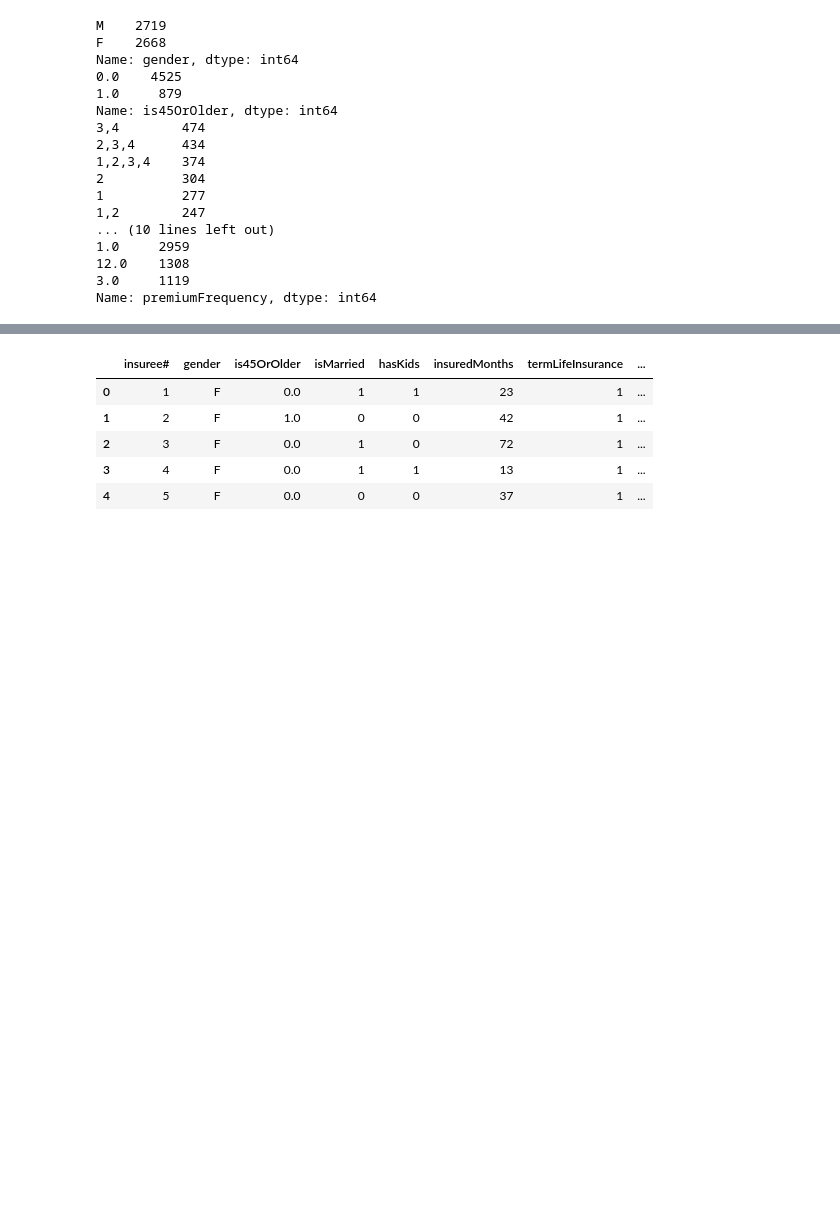
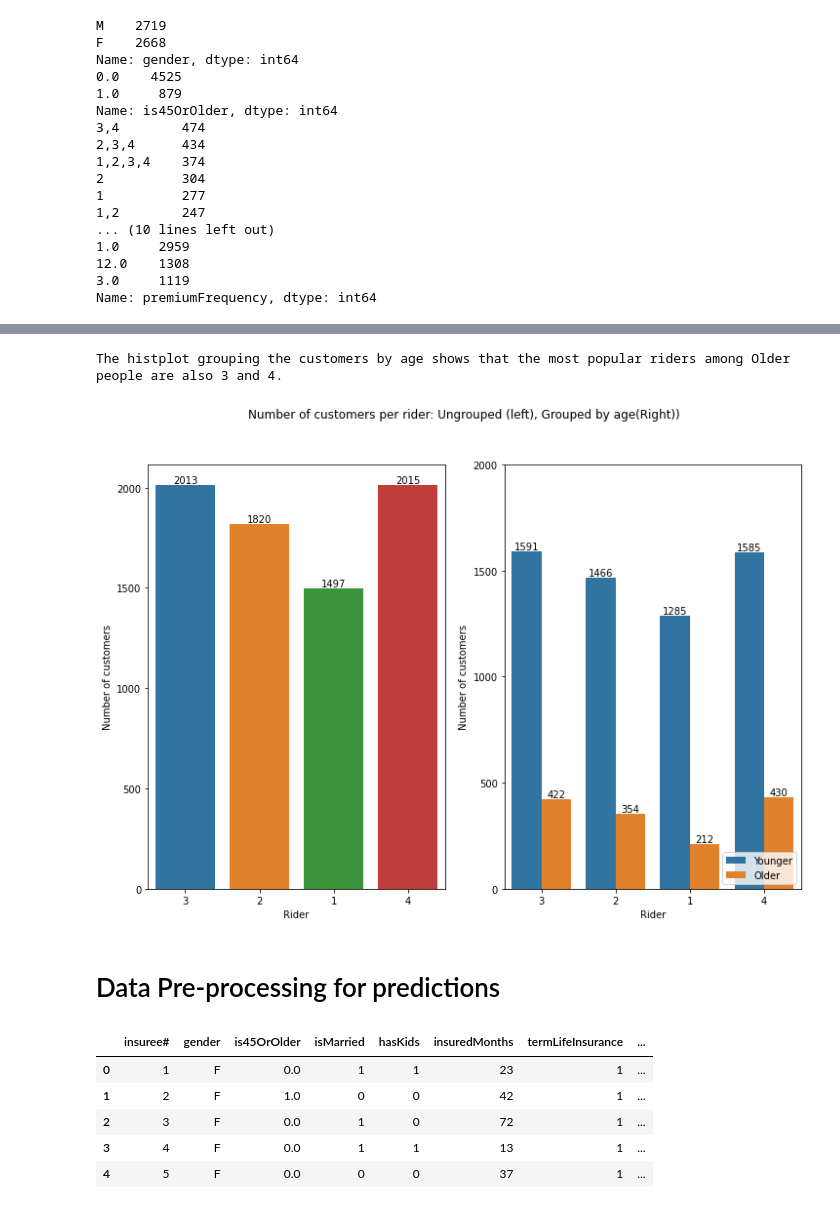
Before and after one commit to Tat-sheng/govtech_vica, a Jupyter notebook: VICA_tatsheng.ipynb, the cells around one changed output, grey strips where cells are left out. Cells and saved outputs as stored; diff of their text form; code cells hidden in the pictures; blank space fills up the shorter version.

```diff
--- a/VICA_tatsheng.ipynb
+++ b/VICA_tatsheng.ipynb
@@ -158,3 +141,28 @@ Text(3.649140625000001, 0.5, 'Number of customers')
+# %%
+
+fig, (ax1, ax2) = plt.subplots(1,2, figsize = (12,8))
+
+sns.countplot(x = riders_df['value'], dodge = False, ax = ax1)
+sns.countplot(x = riders_df['value'], hue = riders_df['Age Group'], dodge = True, ax = ax2)
+ax1.bar_label(ax1.containers[0])
+ax2.bar_label(ax2.containers[0])
+ax2.bar_label(ax2.containers[1])
+
+ax1.set_yticks([0,500,1000,1500,2000])
+ax2.set_yticks([0,500,1000,1500,2000])
+plt.legend(loc= 'lower right')
+plt.suptitle('Number of customers per rider: Ungrouped (left), Grouped by age(Right))')
+ax1.set_xlabel('Rider')
+ax1.set_ylabel('Number of customers')
+ax2.set_xlabel('Rider')
+ax2.set_ylabel('Number of customers')
+
+print('The histplot grouping the customers by age shows that the most popular riders among Older people are also 3 and 4.')
+# %% [output]
+The histplot grouping the customers by age shows that the most popular riders among Older people are also 3 and 4.
+[figure, added]
+# %% [markdown]
+# Data Pre-processing for predictions
 # %%
 # Change all yes no into 0-1
 df = df.replace('Yes', 1).replace('No', 0)
```
Also changed, not shown: parts of 4 cells of this notebook.
